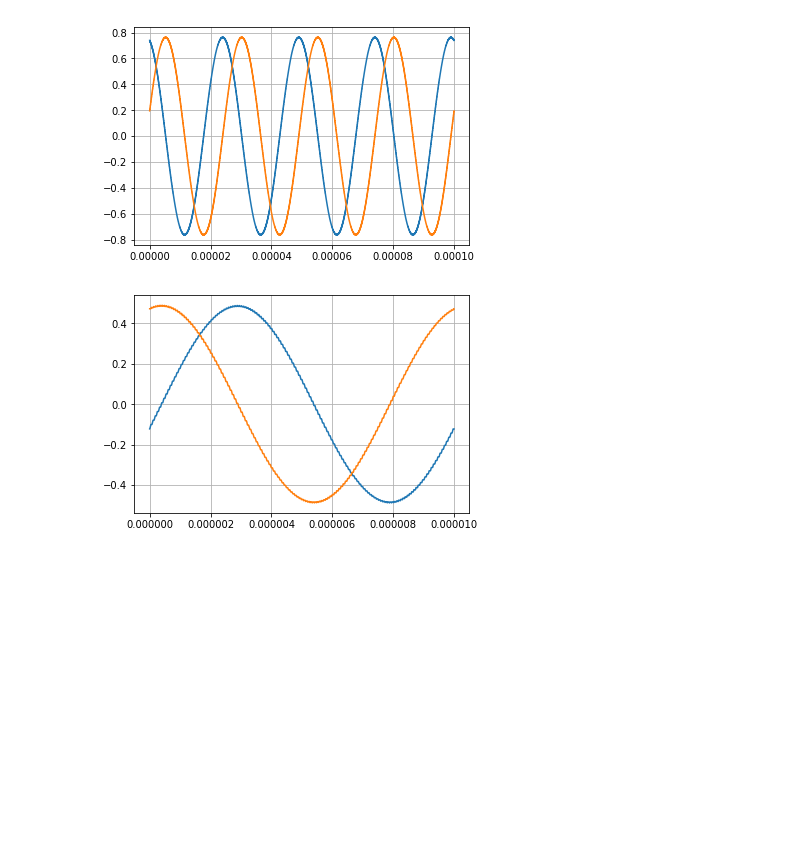
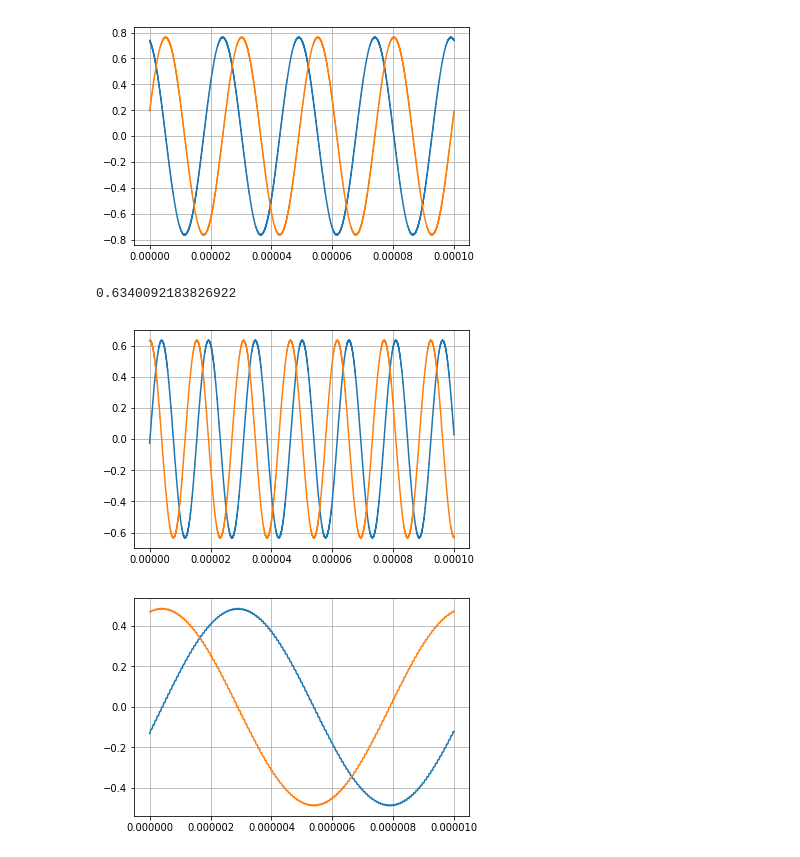
Before and after one commit to ttdoucet/qsd-mixer, a Jupyter notebook: mixer_nb.ipynb, the cells around one changed output. Saved outputs shown, nothing was run; the diff lists cells and outputs as text; code cells hidden in the pictures; blank space fills up the shorter version.

```diff
--- a/mixer_nb.ipynb
+++ b/mixer_nb.ipynb
@@ -137,6 +137,15 @@ I,Q = rx(Sinusoid(rate, freq=7*MHz - 40*kHz), cycles=rx.freq()*0.1*msec)
 rx.scope(I, Q)
 # %% [output]
 [figure]
+# %%
+sgen = Sinusoid(rate, freq=7*MHz + 65*kHz)
+# %%
+I,Q = rx(sgen, cycles=rx.freq()*0.1*msec)
+rx.scope(I, Q)
+print(I.max())
+# %% [output]
+0.6340092183826922
+[figure, added]
 # %%
 I,Q = rx(Sinusoid(rate, freq=7*MHz + 100*kHz), cycles=rx.freq()*0.01*msec)
 rx.scope(I, Q)
```
